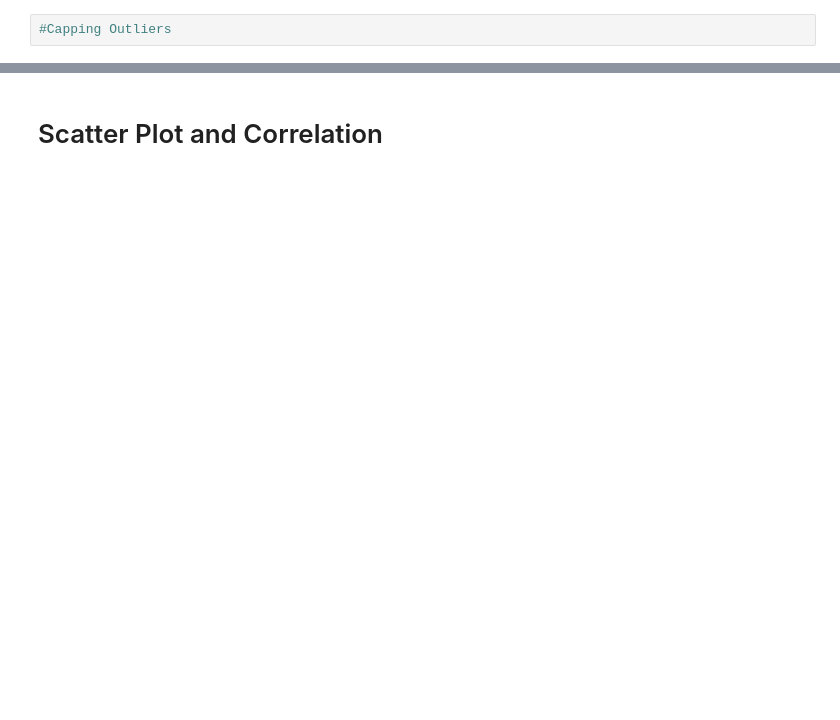
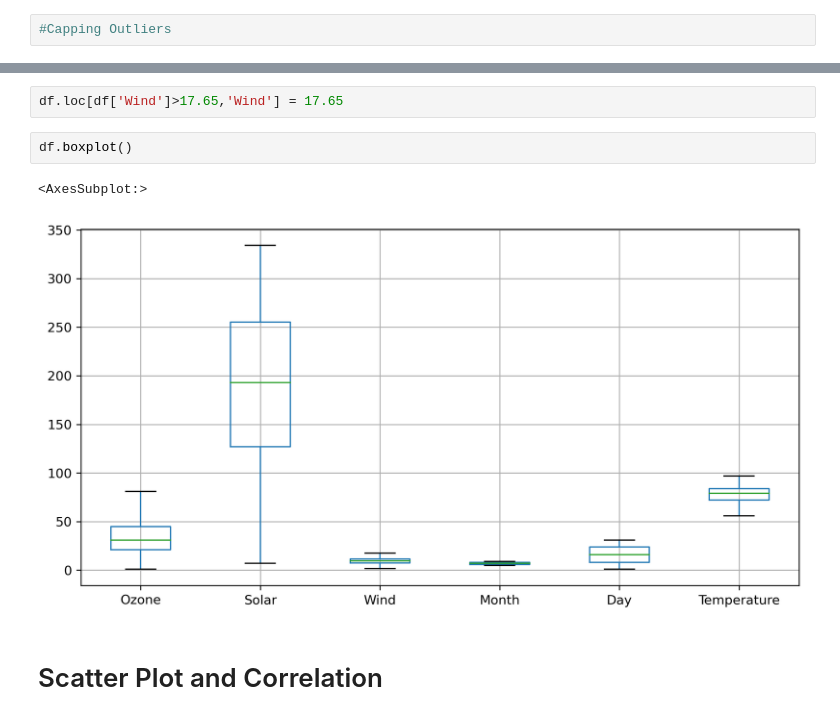
Before and after one commit to aishwaryamate/14July-Batch, a Jupyter notebook: Machine Learning/EDA-1/EDA- 1.ipynb, the cells around one changed output, grey strips where cells are left out. Saved outputs shown, nothing was run; the diff lists cells and outputs as text; blank space fills up the shorter version.

```diff
--- a/Machine Learning/EDA-1/EDA- 1.ipynb
+++ b/Machine Learning/EDA-1/EDA- 1.ipynb
@@ -474,2 +563,9 @@ dtype: int64
+# %%
+df.loc[df['Wind']>17.65,'Wind'] = 17.65
+# %%
+df.boxplot()
+# %% [output]
+<AxesSubplot:>
+[figure, added]
 # %% [markdown]
 # Scatter Plot and Correlation
```
Also changed, not shown: parts of 13 cells of this notebook.
